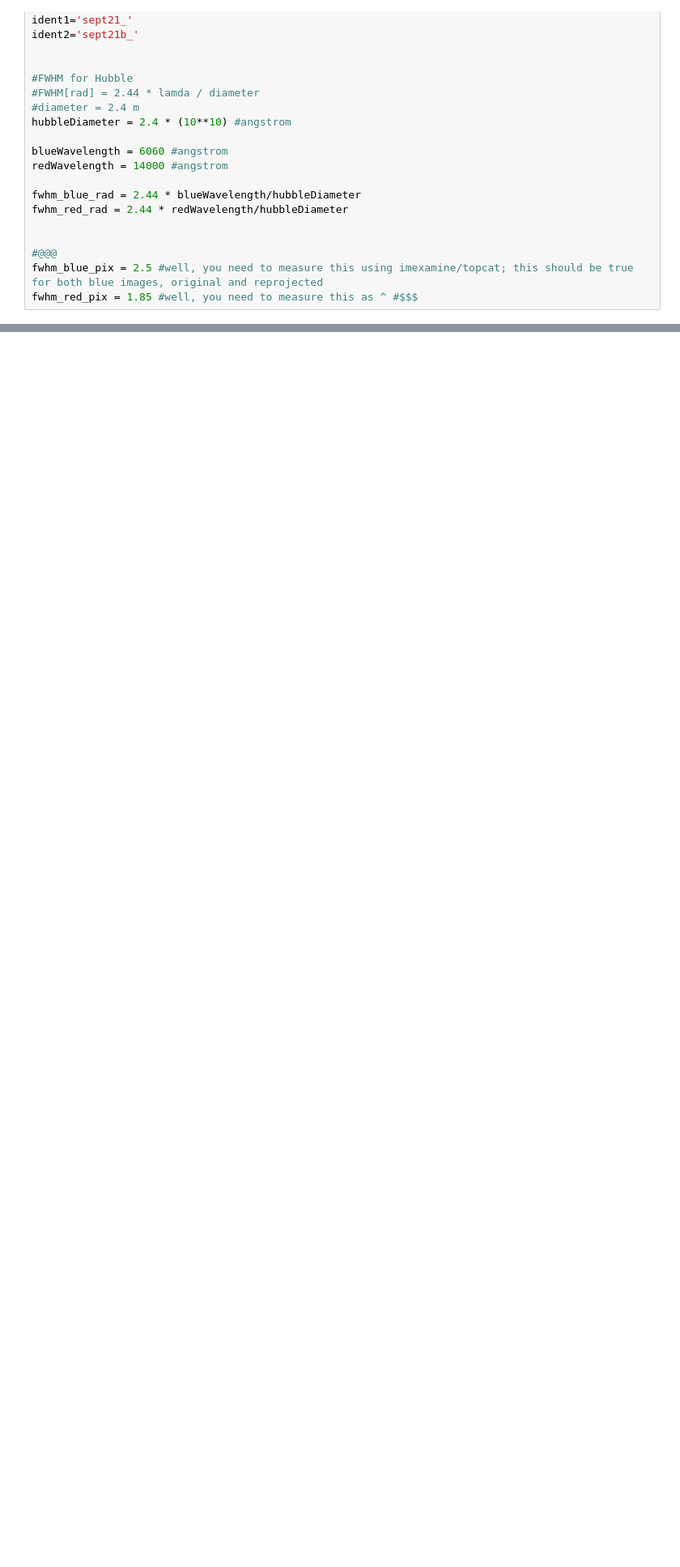
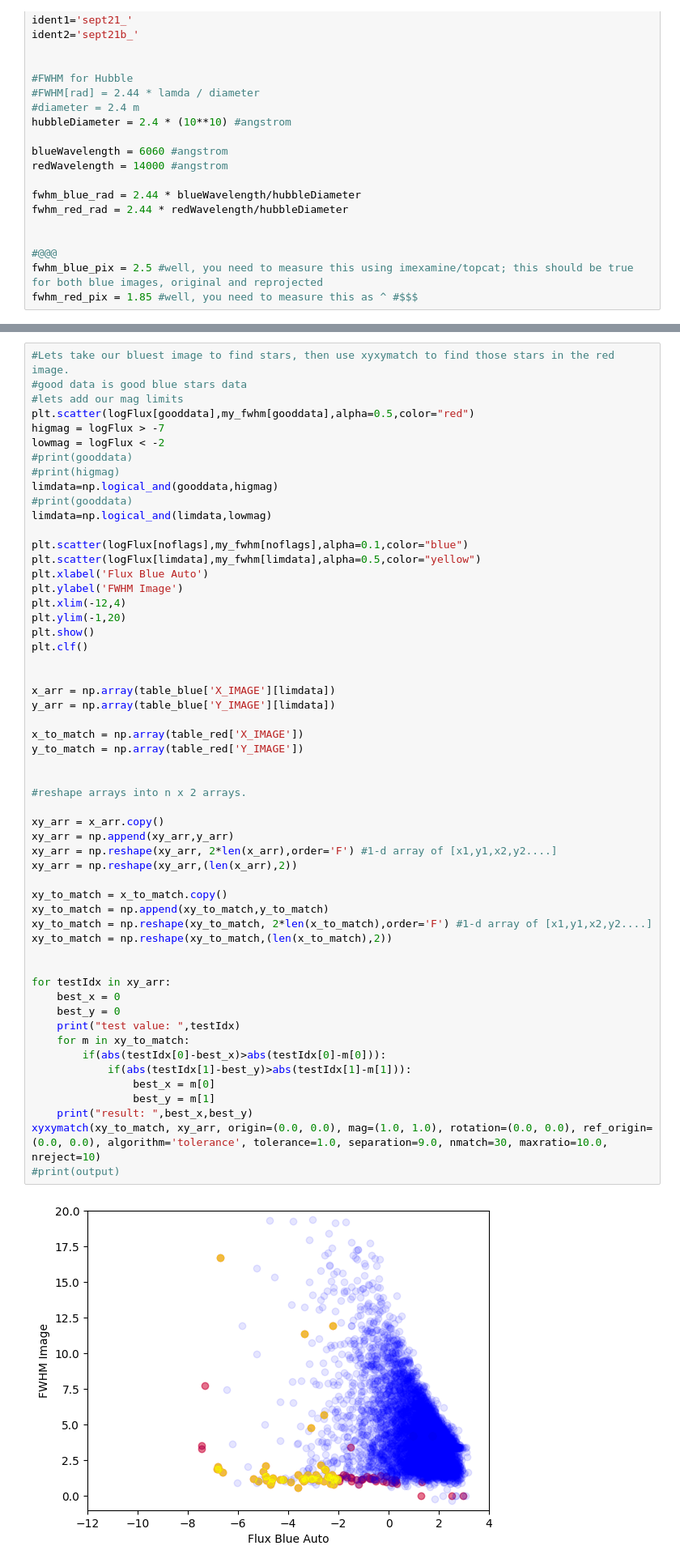
Before and after one commit to weslumundo/catalog_creation, a Jupyter notebook: convolution/Convolutin_py3_v2.ipynb, the cells around one changed output, grey strips where cells are left out. Shown at 81% size. Cells and saved outputs as stored; diff of their text form; blank space fills up the shorter version.

```diff
--- a/convolution/Convolutin_py3_v2.ipynb
+++ b/convolution/Convolutin_py3_v2.ipynb
@@ -118,0 +134,57 @@ b''
+# %%
+#Lets take our bluest image to find stars, then use xyxymatch to find those stars in the red image.
+#good data is good blue stars data
+#lets add our mag limits
+plt.scatter(logFlux[gooddata],my_fwhm[gooddata],alpha=0.5,color="red")
+higmag = logFlux > -7
+lowmag = logFlux < -2
+#print(gooddata)
+#print(higmag)
+limdata=np.logical_and(gooddata,higmag)
+#print(gooddata)
+limdata=np.logical_and(limdata,lowmag)
+
+plt.scatter(logFlux[noflags],my_fwhm[noflags],alpha=0.1,color="blue")
+plt.scatter(logFlux[limdata],my_fwhm[limdata],alpha=0.5,color="yellow")
+plt.xlabel('Flux Blue Auto')
+plt.ylabel('FWHM Image')
+plt.xlim(-12,4)
+plt.ylim(-1,20)
+plt.show()
+plt.clf()
+
+
+x_arr = np.array(table_blue['X_IMAGE'][limdata])
+y_arr = np.array(table_blue['Y_IMAGE'][limdata])
+
+x_to_match = np.array(table_red['X_IMAGE'])
+y_to_match = np.array(table_red['Y_IMAGE'])
+
+
+#reshape arrays into n x 2 arrays.
+
+xy_arr = x_arr.copy()
+xy_arr = np.append(xy_arr,y_arr)
+xy_arr = np.reshape(xy_arr, 2*len(x_arr),order='F') #1-d array of [x1,y1,x2,y2....]
+xy_arr = np.reshape(xy_arr,(len(x_arr),2))
+
+xy_to_match = x_to_match.copy()
+xy_to_match = np.append(xy_to_match,y_to_match)
+xy_to_match = np.reshape(xy_to_match, 2*len(x_to_match),order='F') #1-d array of [x1,y1,x2,y2....]
+xy_to_match = np.reshape(xy_to_match,(len(x_to_match),2))
+
+
+for testIdx in xy_arr:
+    best_x = 0
+    best_y = 0
+    print("test value: ",testIdx)
+    for m in xy_to_match:
+        if(abs(testIdx[0]-best_x)>abs(testIdx[0]-m[0])):
+            if(abs(testIdx[1]-best_y)>abs(testIdx[1]-m[1])):
+                best_x = m[0]
+                best_y = m[1]
+    print("result: ",best_x,best_y)
+xyxymatch(xy_to_match, xy_arr, origin=(0.0, 0.0), mag=(1.0, 1.0), rotation=(0.0, 0.0), ref_origin=(0.0, 0.0), algorithm='tolerance', tolerance=1.0, separation=9.0, nmatch=30, maxratio=10.0, nreject=10)
+#print(output)
+# %% [output]
+[figure, added]
```
Also changed, not shown: parts of 7 cells of this notebook.
